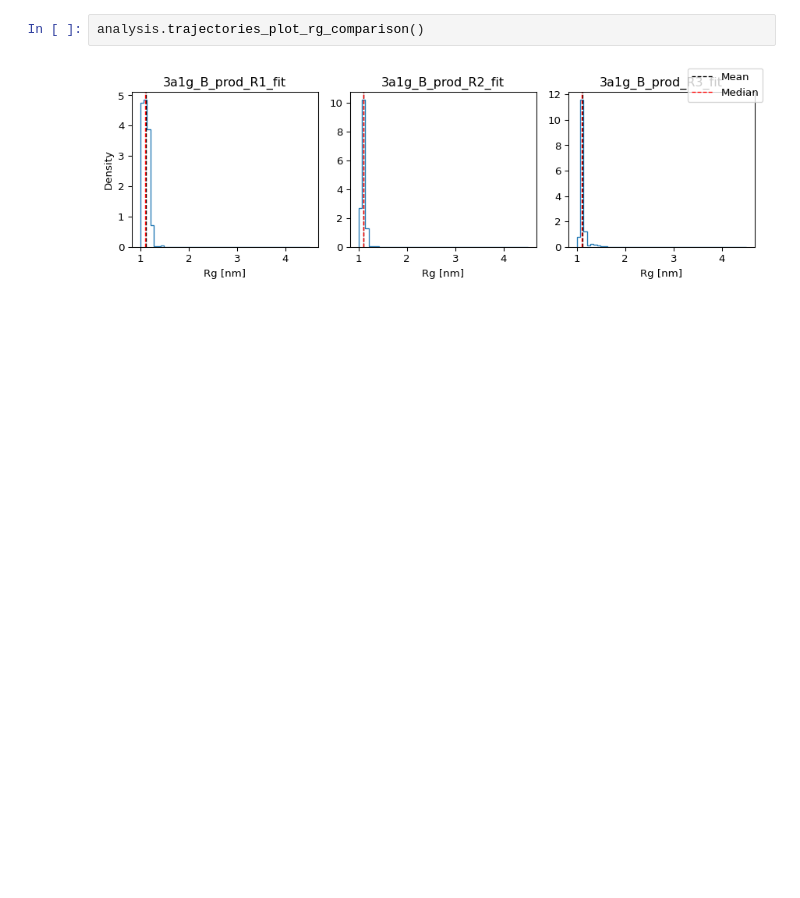
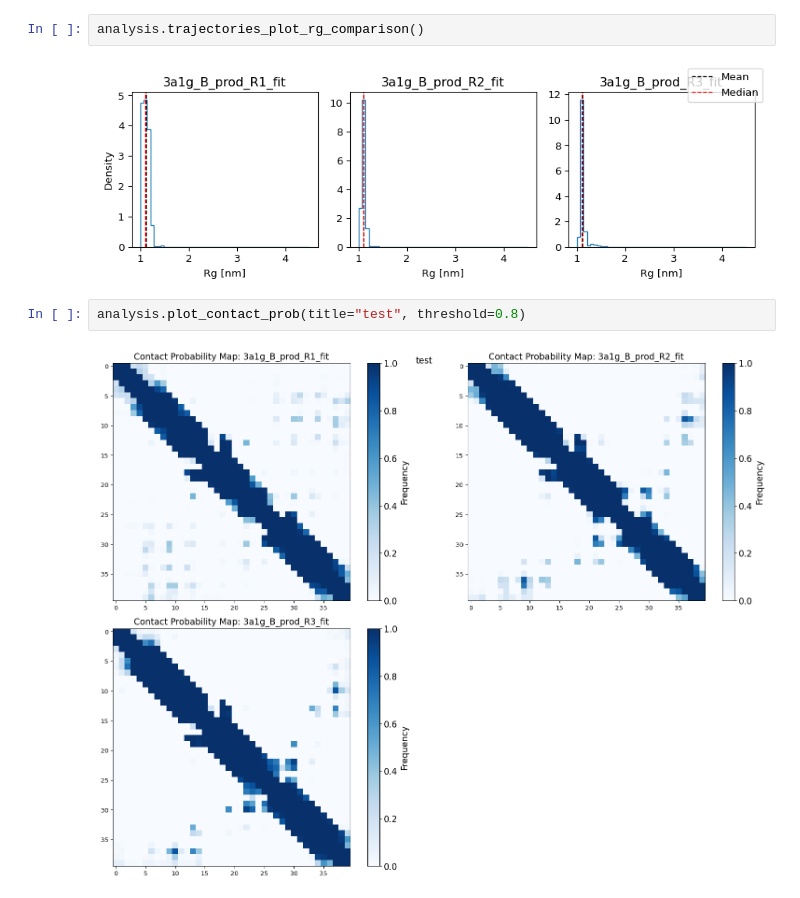
Before and after one commit to hamidrgh/EnsembleTools, a Jupyter notebook: refactored/develop_plots.ipynb, the cells around one changed output. Cells and saved outputs as stored; diff of their text form; blank space fills up the shorter version.

```diff
--- a/refactored/develop_plots.ipynb
+++ b/refactored/develop_plots.ipynb
@@ -52,3 +60,7 @@ analysis.plot_rg_vs_prolateness()
 analysis.trajectories_plot_rg_comparison()
 # %% [output]
 [figure]
+# %%
+analysis.plot_contact_prob(title="test", threshold=0.8)
+# %% [output]
+[figure, added]
```
Also changed, not shown: parts of 2 cells of this notebook, 4 other files.
